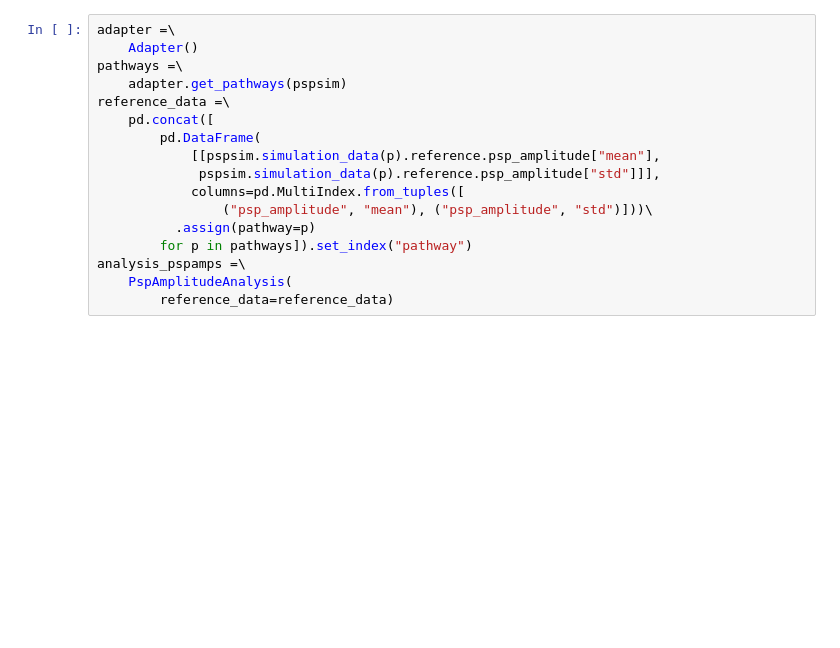
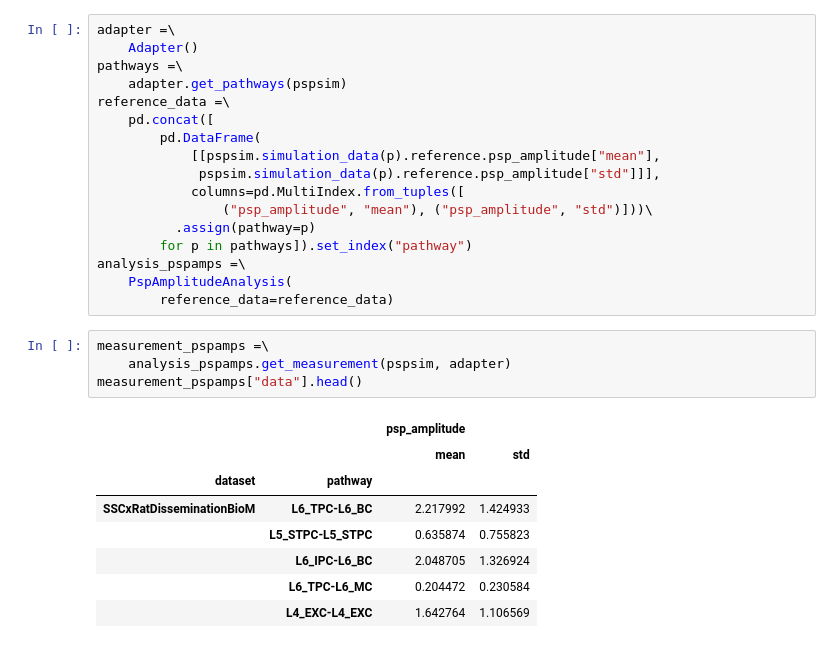
Before and after one commit to BlueBrain/DMT, a Jupyter notebook: v2/neuro_dmt/library/users/visood/sscx_dissemination/analyses/simulation/psp_callibration/notebooks/AnalyzePSP.ipynb, the cells around one changed output. Drawn from its saved outputs; the diff is of its cells as text; blank space fills up the shorter version.

```diff
--- a/v2/neuro_dmt/library/users/visood/sscx_dissemination/analyses/simulation/psp_callibration/notebooks/AnalyzePSP.ipynb
+++ b/v2/neuro_dmt/library/users/visood/sscx_dissemination/analyses/simulation/psp_callibration/notebooks/AnalyzePSP.ipynb
@@ -68,4 +68,17 @@ reference_data =\
 analysis_pspamps =\
     PspAmplitudeAnalysis(
         reference_data=reference_data)
+# %%
+measurement_pspamps =\
+    analysis_pspamps.get_measurement(pspsim, adapter)
+measurement_pspamps["data"].head()
+# %% [output]
+|  |  | psp_amplitude |  |
+|  |  | mean | std |
+| dataset | pathway |  |  |
+| SSCxRatDisseminationBioM | L6_TPC-L6_BC | 2.217992 | 1.424933 |
+|  | L5_STPC-L5_STPC | 0.635874 | 0.755823 |
+|  | L6_IPC-L6_BC | 2.048705 | 1.326924 |
+|  | L6_TPC-L6_MC | 0.204472 | 0.230584 |
+|  | L4_EXC-L4_EXC | 1.642764 | 1.106569 |
 # %%
```
Also changed, not shown: parts of 16 cells of this notebook, 2 other files.
